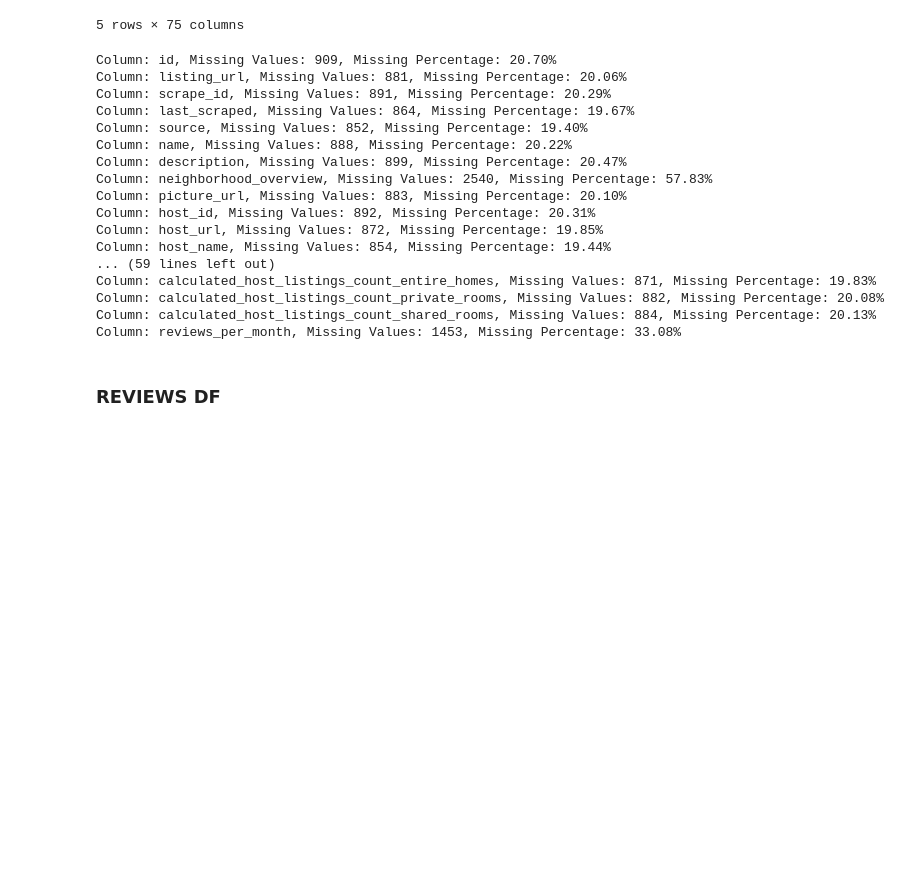
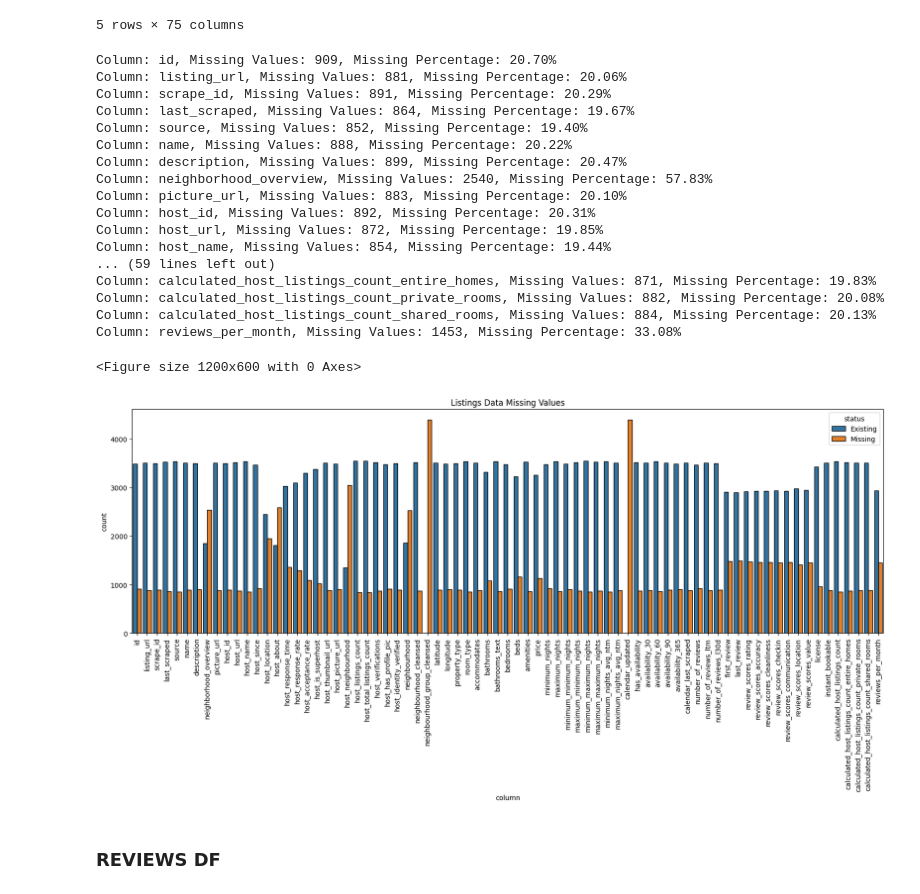
Before and after one commit to psiku/IUM-long-stay-insights, a Jupyter notebook: notebooks/data_v1_preprocessing.ipynb, the cells around one changed output. Drawn from its saved outputs; the diff is of its cells as text; code cells hidden in the pictures; blank space fills up the shorter version.

```diff
--- a/notebooks/data_v1_preprocessing.ipynb
+++ b/notebooks/data_v1_preprocessing.ipynb
@@ -78,24 +100,27 @@ listings_dataframe.head(5)
 5 rows × 75 columns
 # %%
 check_dataframe_missing_values(listings_dataframe)
+missing_values_visualization(listings_dataframe, "Listings Data Missing Values", figsize=(20, 6))
 # %% [output]
 Column: id, Missing Values: 909, Missing Percentage: 20.70%
 Column: listing_url, Missing Values: 881, Missing Percentage: 20.06%
 Column: scrape_id, Missing Values: 891, Missing Percentage: 20.29%
 Column: last_scraped, Missing Values: 864, Missing Percentage: 19.67%
 Column: source, Missing Values: 852, Missing Percentage: 19.40%
 Column: name, Missing Values: 888, Missing Percentage: 20.22%
 Column: description, Missing Values: 899, Missing Percentage: 20.47%
 Column: neighborhood_overview, Missing Values: 2540, Missing Percentage: 57.83%
 Column: picture_url, Missing Values: 883, Missing Percentage: 20.10%
 Column: host_id, Missing Values: 892, Missing Percentage: 20.31%
 Column: host_url, Missing Values: 872, Missing Percentage: 19.85%
 Column: host_name, Missing Values: 854, Missing Percentage: 19.44%
 ... (59 lines left out)
 Column: calculated_host_listings_count_entire_homes, Missing Values: 871, Missing Percentage: 19.83%
 Column: calculated_host_listings_count_private_rooms, Missing Values: 882, Missing Percentage: 20.08%
 Column: calculated_host_listings_count_shared_rooms, Missing Values: 884, Missing Percentage: 20.13%
 Column: reviews_per_month, Missing Values: 1453, Missing Percentage: 33.08%
+<Figure size 1200x600 with 0 Axes>
+[figure, added]
 # %% [markdown]
 ### REVIEWS DF
 # %%
```
Also changed, not shown: parts of 15 cells of this notebook, 2 other files.
